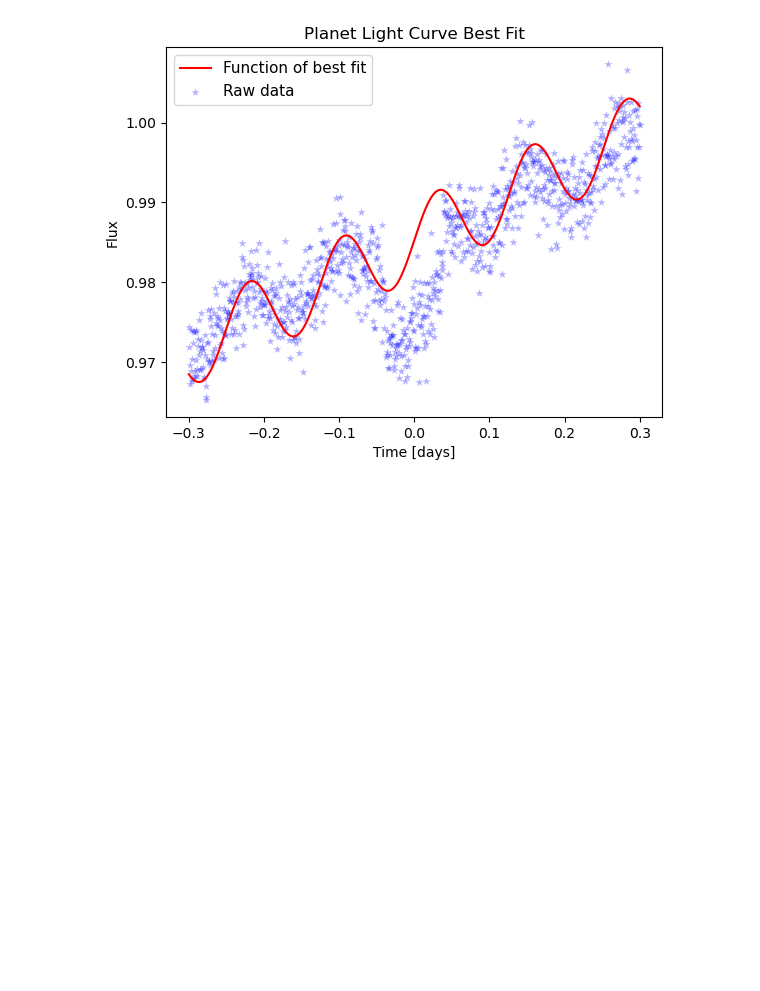
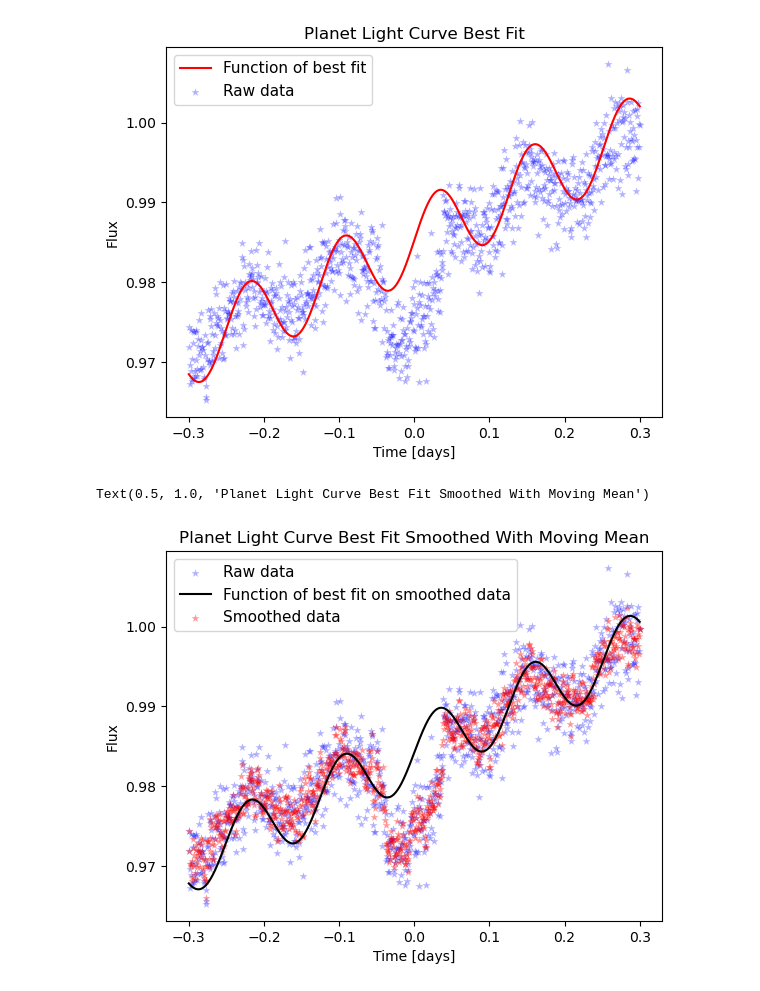
Before and after one commit to Starllation/ASTR-19-Group-Project, a Jupyter notebook: Group Project Task 2.ipynb, the cells around one changed output. Saved outputs shown, nothing was run; the diff lists cells and outputs as text; code cells hidden in the pictures; blank space fills up the shorter version.

Commit message:
Updated version of Task 2
I've included a moving mean system to smoothen data! The second usage of the best fit function utilizes this smoothened data rather than the raw data for better results.

```diff
--- a/Group Project Task 2.ipynb
+++ b/Group Project Task 2.ipynb
@@ -204,0 +243,26 @@ plt.savefig("PlanetLightCurve.pdf",format="pdf")
+# %%
+timeSmoothened, fluxSmoothened = movingMean(time,flux,3)
+#Obtained through eyeballing graph
+initialGuess = [0.0456666,0.985,0.005,50,0]
+
+#low sigma value and high step count
+    #as different values vary in sensitivity
+    #E.g. Frequency is around 50 but amplitude is around 0.005
+        #Too large of sigma and the best fit won't be able to get a good value for the tiny values
+        #Too few steps with a low sigma and the best fit won't have time to accommodate for larger values
+walkExample, sExample = findFit(timeSmoothened,fluxSmoothened, initialGuess, modelCombination,nSteps=10000,jumpSig=0.000005)
+
+#Grab the most recent (and best) guess
+values = walkExample[-1,:]
+
+#Plot the best fit and data together
+plt.scatter(time,flux,c='b',marker='*',linewidth=0.0025,alpha=0.3,zorder=0,label="Raw data")
+plt.plot(timeSmoothened,modelCombination(timeSmoothened,*values),c='k',zorder=2,label="Function of best fit on smoothed data")
+plt.scatter(timeSmoothened,fluxSmoothened,c='r',marker='*',linewidth=0.0025,alpha=0.4,zorder=1,label="Smoothed data")
+plt.xlabel("Time [days]")
+plt.ylabel("Flux")
+plt.legend(fontsize = 11)
+plt.title("Planet Light Curve Best Fit Smoothed With Moving Mean")
+# %% [output]
+Text(0.5, 1.0, 'Planet Light Curve Best Fit Smoothed With Moving Mean')
+[figure, added]
```
Also changed, not shown: parts of 1 cell of this notebook.
